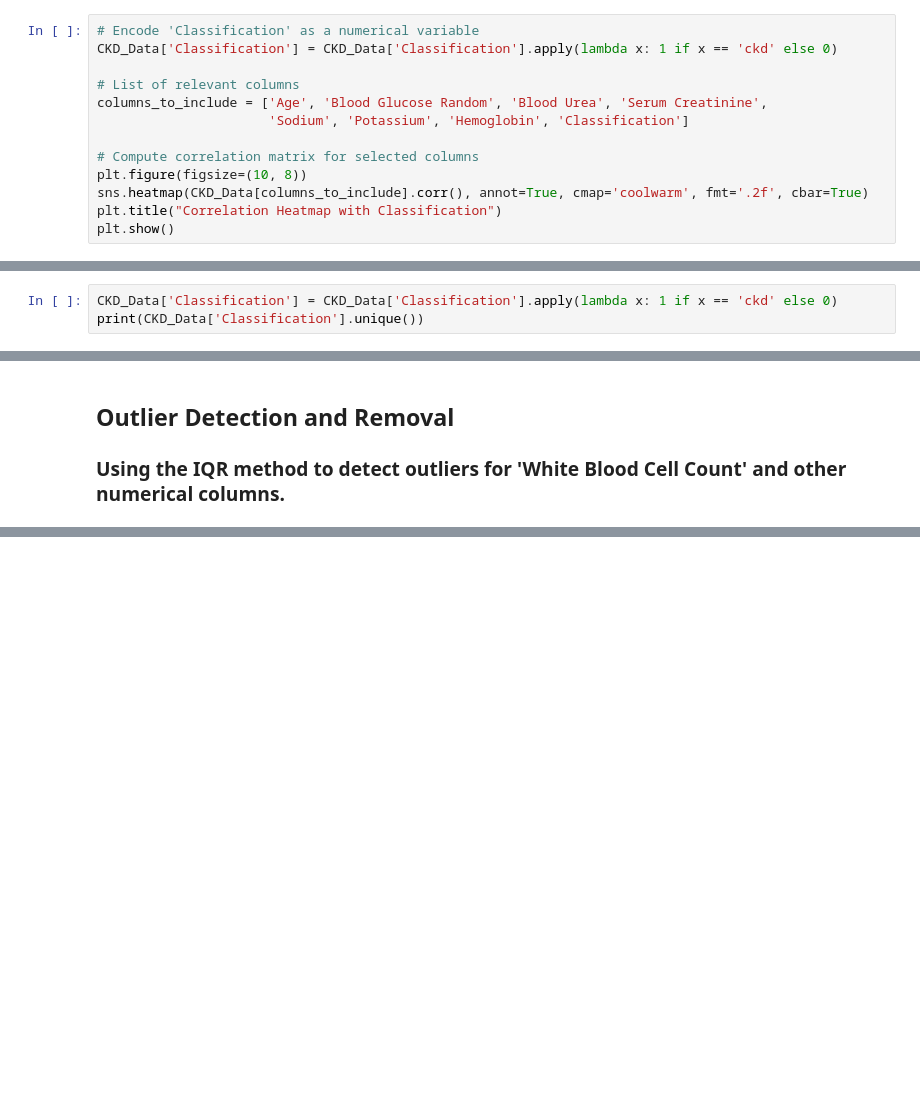
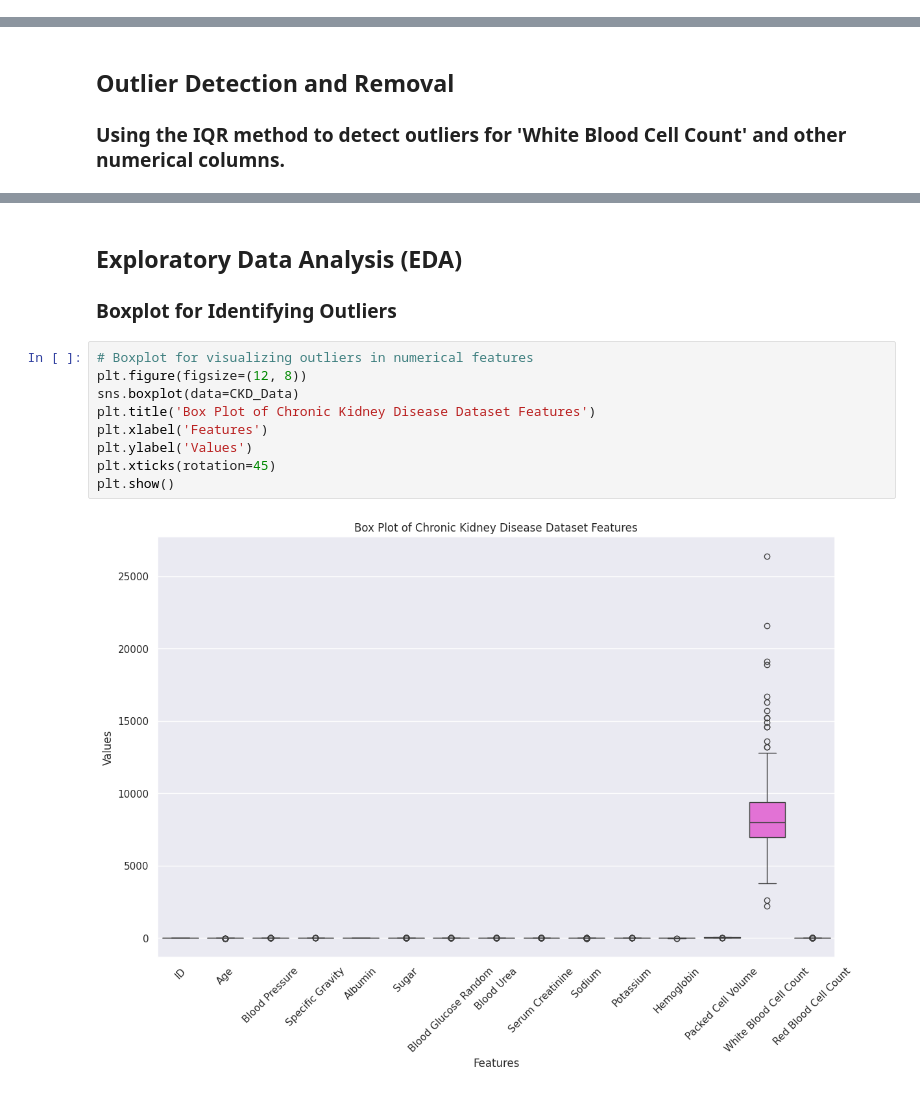
Before and after one commit to abshilpa/Chronic-Kidney-Disease-Data-Science-Project, a Jupyter notebook: MSC_Final_project_CKD.ipynb, the cells around one changed output, grey strips where cells are left out. Drawn from its saved outputs; the diff is of its cells as text; blank space fills up the shorter version.

```diff
--- a/MSC_Final_project_CKD.ipynb
+++ b/MSC_Final_project_CKD.ipynb
@@ -314,13 +308,0 @@ CKD_Data[num_cols] = scaler.fit_transform(CKD_Data[num_cols])
-# %%
-# Encode 'Classification' as a numerical variable
-CKD_Data['Classification'] = CKD_Data['Classification'].apply(lambda x: 1 if x == 'ckd' else 0)
-
-# List of relevant columns
-columns_to_include = ['Age', 'Blood Glucose Random', 'Blood Urea', 'Serum Creatinine',
-                      'Sodium', 'Potassium', 'Hemoglobin', 'Classification']
-
-# Compute correlation matrix for selected columns
-plt.figure(figsize=(10, 8))
-sns.heatmap(CKD_Data[columns_to_include].corr(), annot=True, cmap='coolwarm', fmt='.2f', cbar=True)
-plt.title("Correlation Heatmap with Classification")
-plt.show()
@@ -329,3 +308,0 @@ plt.show()
-# %%
-CKD_Data['Classification'] = CKD_Data['Classification'].apply(lambda x: 1 if x == 'ckd' else 0)
-print(CKD_Data['Classification'].unique())
@@ -369,0 +346,14 @@ print(CKD_Data.head())  # Inspect the first few rows of the dataset
+# %% [markdown]
+## Exploratory Data Analysis (EDA)
+### Boxplot for Identifying Outliers
+# %%
+# Boxplot for visualizing outliers in numerical features
+plt.figure(figsize=(12, 8))
+sns.boxplot(data=CKD_Data)
+plt.title('Box Plot of Chronic Kidney Disease Dataset Features')
+plt.xlabel('Features')
+plt.ylabel('Values')
+plt.xticks(rotation=45)
+plt.show()
+# %% [output]
+[figure, added]
```
Also changed, not shown: parts of 22 cells of this notebook.
